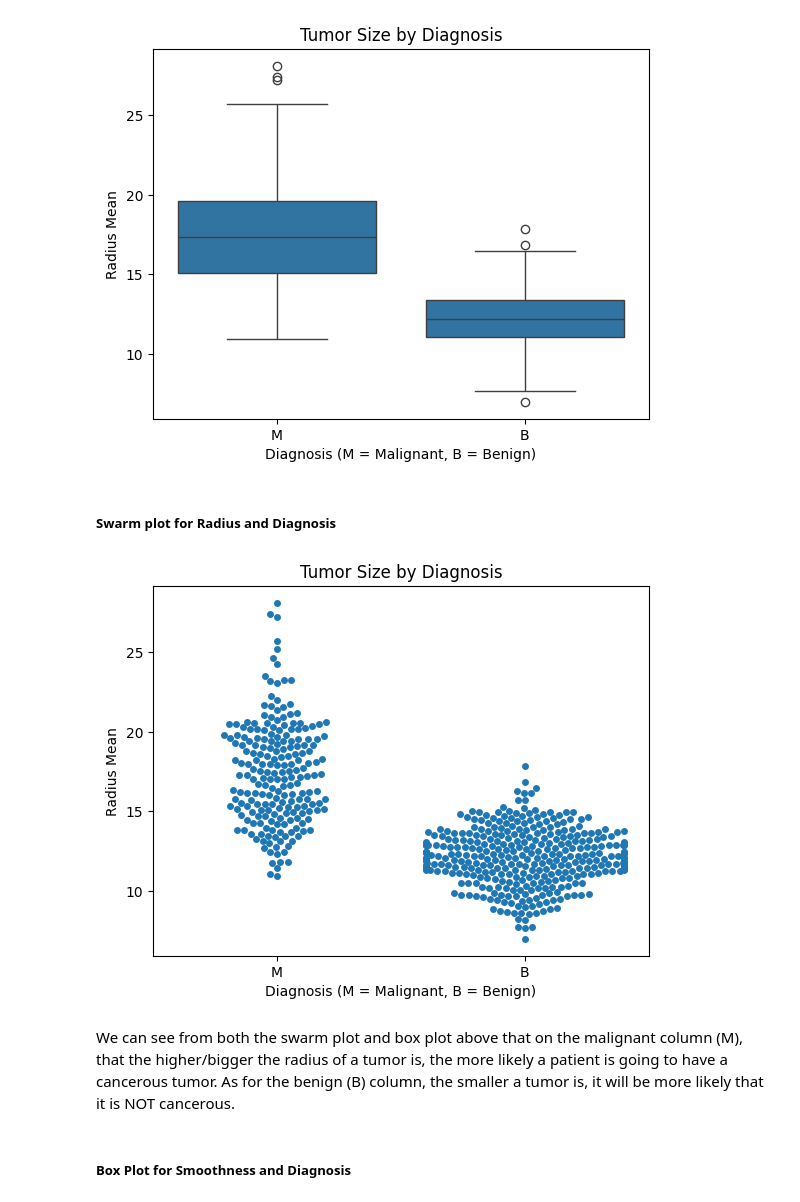
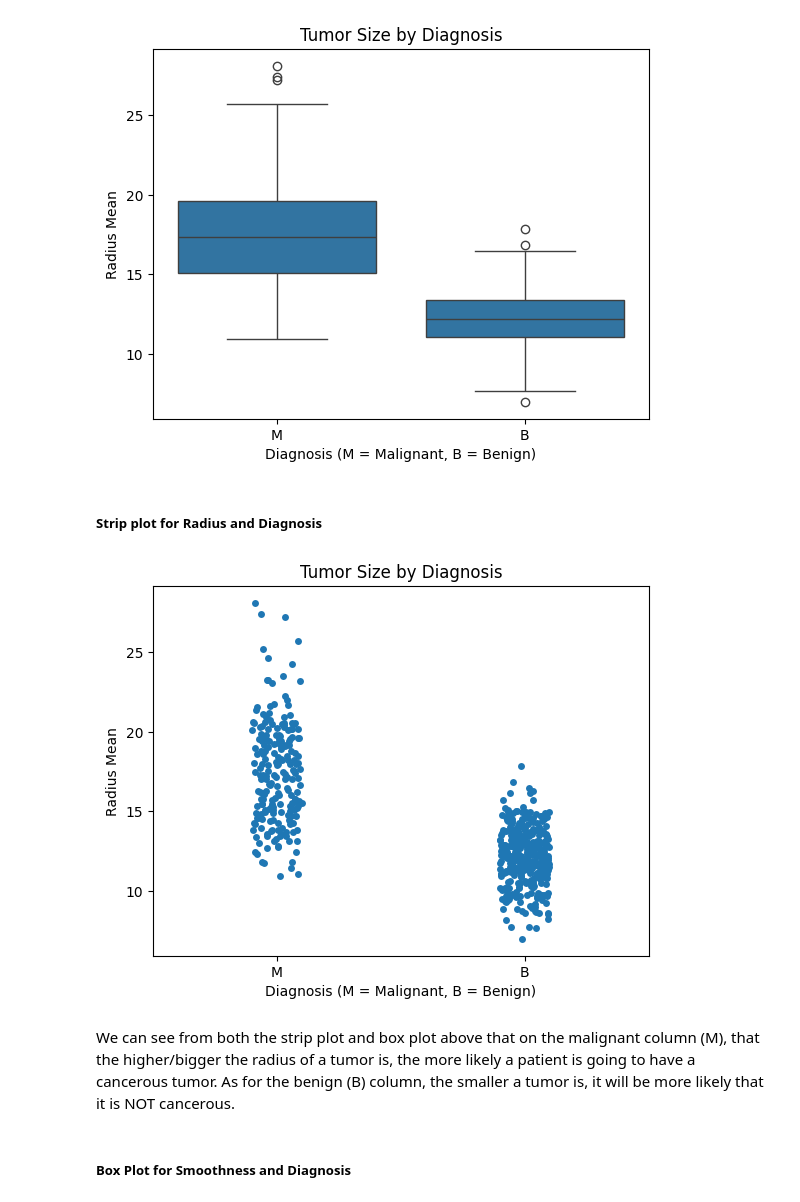
Before and after one commit to LaurenJardiolin/BreastCancerAnalysis, a Jupyter notebook: BreastCancerAnalysis.ipynb, the cells around one changed output. Drawn from its saved outputs; the diff is of its cells as text; code cells hidden in the pictures.

```diff
--- a/BreastCancerAnalysis.ipynb
+++ b/BreastCancerAnalysis.ipynb
@@ -209,17 +155,17 @@ plt.show()
 # %% [output]
 [figure]
 # %% [markdown]
-##### Swarm plot for Radius and Diagnosis
+##### Strip plot for Radius and Diagnosis
 # %%
-sns.swarmplot(x='diagnosis', y='radius_mean', data=bc)
+sns.stripplot(x='diagnosis', y='radius_mean', data=bc)
 plt.title('Tumor Size by Diagnosis')
 plt.xlabel('Diagnosis (M = Malignant, B = Benign)')
 plt.ylabel('Radius Mean')
 plt.show()
 # %% [output]
-[figure, old version]
+[figure, new version]
 # %% [markdown]
-We can see from both the swarm plot and box plot above that on the malignant column (M), that the higher/bigger the radius of a tumor is, the more likely a patient is going to have a cancerous tumor. As for the benign (B) column, the smaller a tumor is, it will be more likely that it is NOT cancerous.
+We can see from both the strip plot and box plot above that on the malignant column (M), that the higher/bigger the radius of a tumor is, the more likely a patient is going to have a cancerous tumor. As for the benign (B) column, the smaller a tumor is, it will be more likely that it is NOT cancerous.
 # %% [markdown]
 ##### Box Plot for Smoothness and Diagnosis
 # %%
```
Also changed, not shown: parts of 8 cells of this notebook.
